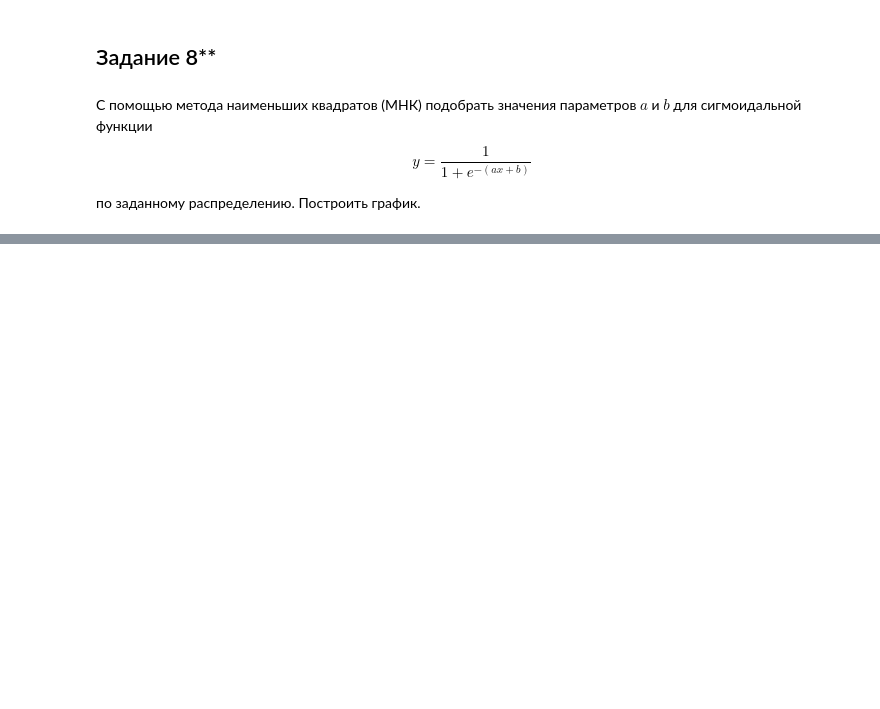
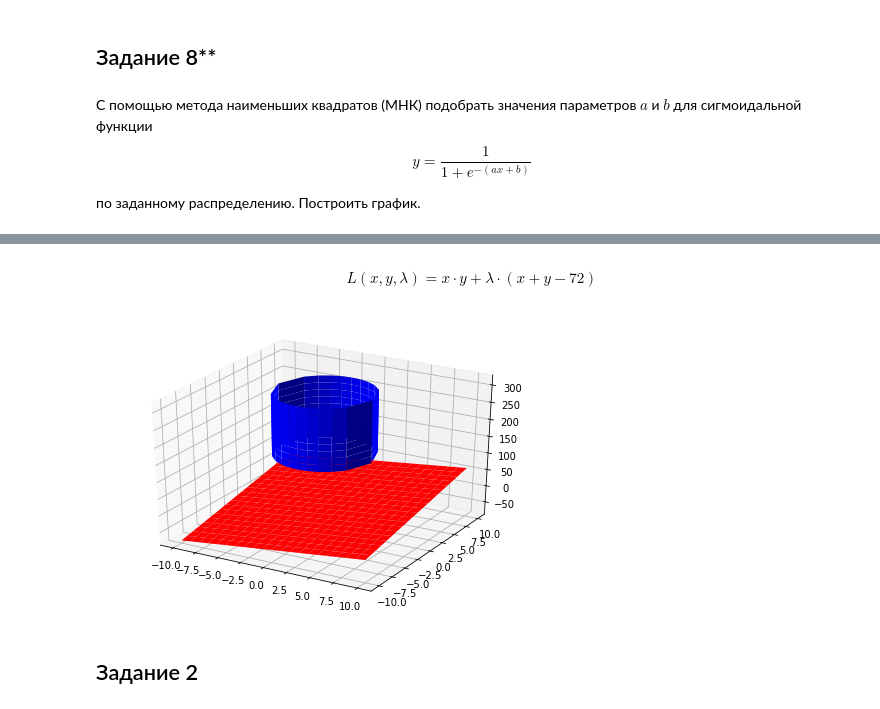
Before and after one commit to vit050587/Mathematical-analysis, a Jupyter notebook: Homework.ipynb, the cells around one changed output, grey strips where cells are left out. Drawn from its saved outputs; the diff is of its cells as text; code cells hidden in the pictures; blank space fills up the shorter version.

```diff
--- a/Homework.ipynb
+++ b/Homework.ipynb
@@ -600,0 +710,45 @@ plt.show()
+# %% [markdown]
+$$L(x,y,\lambda)=x\cdot y +\lambda \cdot (x+y-72)$$
+# %%
+import pylab
+from mpl_toolkits.mplot3d import Axes3D
+import numpy as np
+np.set_printoptions(precision=2, suppress=True)
+
+fig = pylab.figure()
+axes = Axes3D(fig)
+
+
+def makeData1 ():
+    x = np.arange (-5, 6, 1)
+    U = np.arange (140, 340, 20)
+    xgrid, Ugrid = np.meshgrid(x, U)
+    ygrid = np.sqrt(25-xgrid**2)
+    return xgrid, ygrid, Ugrid
+x, y, U = makeData1()
+axes.plot_surface(x, y, U, color='b')
+
+
+def makeData2 ():
+    x = np.arange (-5, 6, 1)
+    U = np.arange (140, 340, 20)
+    xgrid, Ugrid = np.meshgrid(x, U)
+    ygrid = -np.sqrt(25-xgrid**2)
+    return xgrid, ygrid, Ugrid
+x, y, U = makeData2()
+axes.plot_surface(x, y, U, color='b')
+
+def makeData3 ():
+    x = np.arange (-10, 11, 1)
+    y = np.arange (-10, 11, 1)
+    xgrid, ygrid = np.meshgrid(x, y)
+    Ugrid = 3*xgrid+4*ygrid-10
+    return xgrid, ygrid, Ugrid
+x, y, U = makeData3()
+axes.plot_surface(x, y, U, color='r')
+
+pylab.show()
+# %% [output]
+[figure, added]
+# %% [markdown]
+## Задание 2
```
Also changed, not shown: parts of 19 cells of this notebook.
